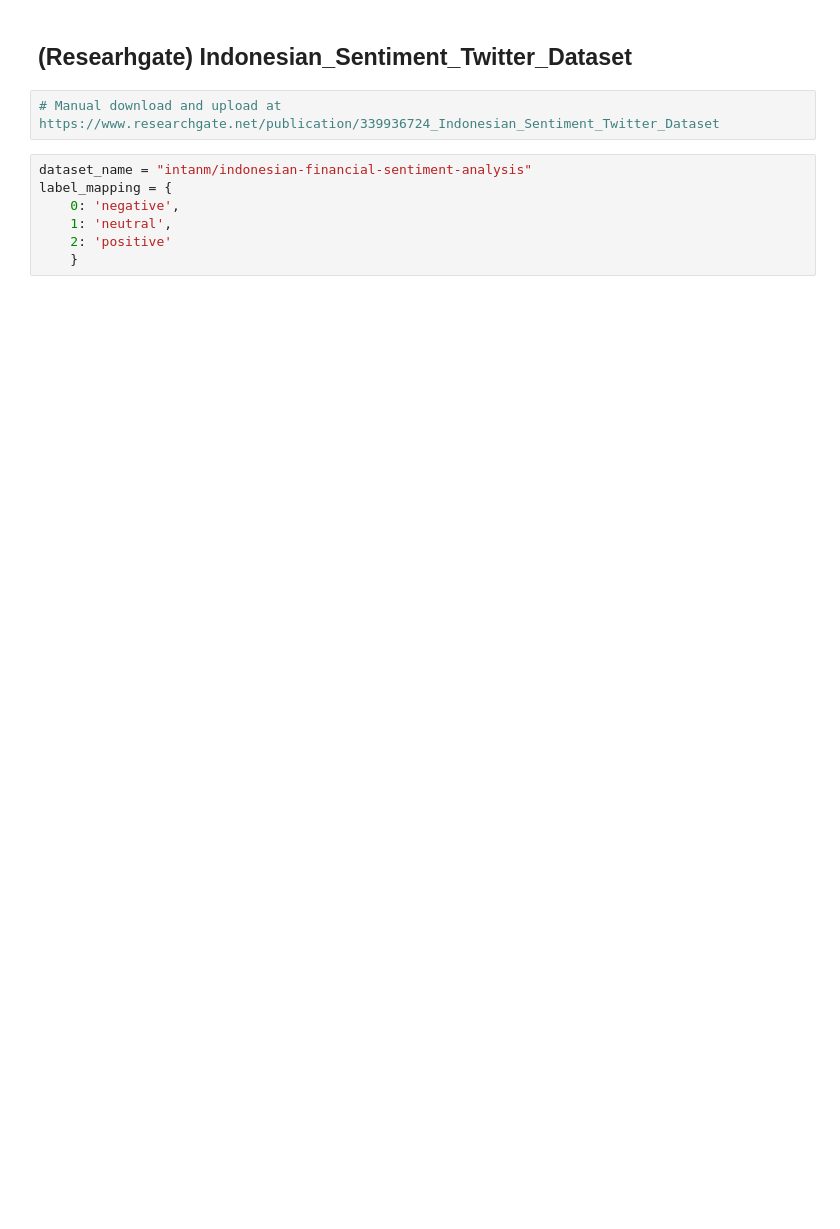
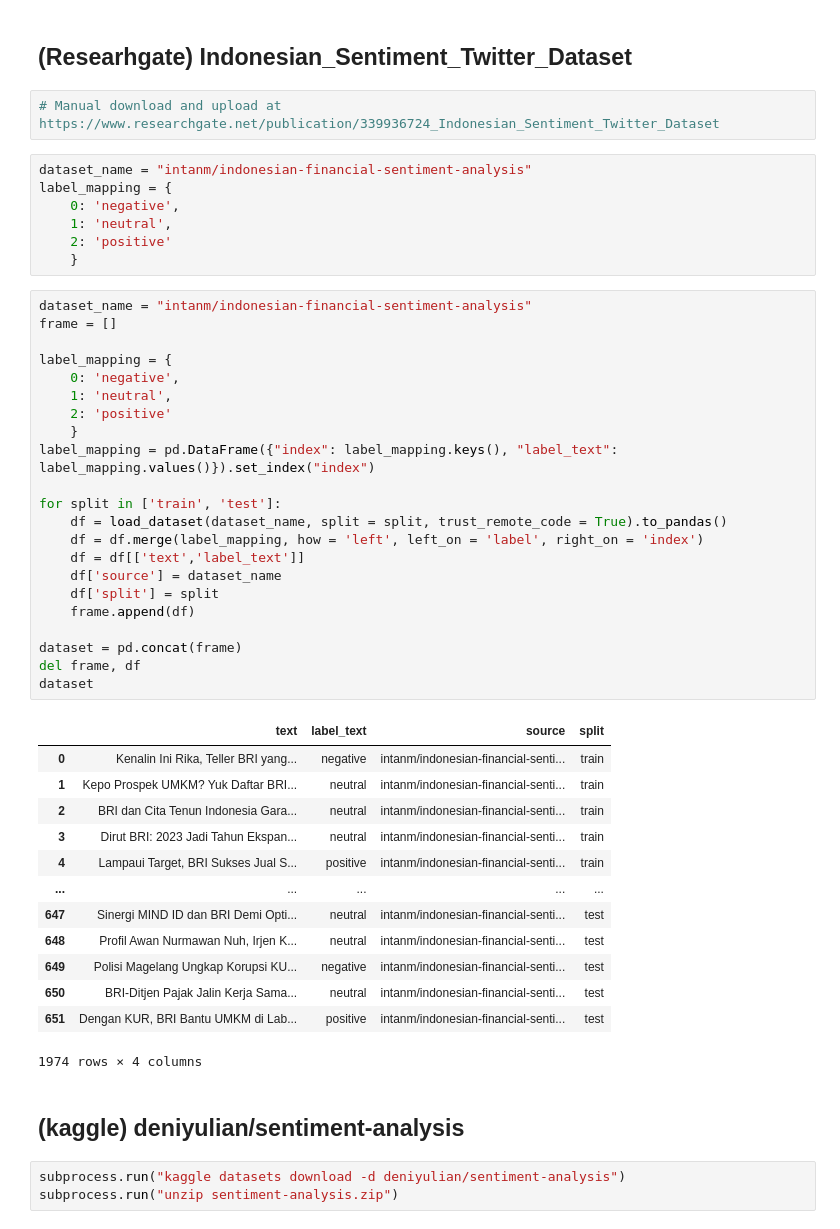
Before and after one commit to carant-ai/tpu-sentiment-trainer, a Jupyter notebook: preprocess.ipynb, the cells around one changed output. Drawn from its saved outputs; the diff is of its cells as text; blank space fills up the shorter version.

```diff
--- a/preprocess.ipynb
+++ b/preprocess.ipynb
@@ -161,3 +201,44 @@ label_mapping = {
     1: 'neutral',
     2: 'positive'
     }
+# %%
+dataset_name = "intanm/indonesian-financial-sentiment-analysis"
+frame = []
+
+label_mapping = {
+    0: 'negative',
+    1: 'neutral',
+    2: 'positive'
+    }
+label_mapping = pd.DataFrame({"index": label_mapping.keys(), "label_text": label_mapping.values()}).set_index("index")
+
+for split in ['train', 'test']:
+    df = load_dataset(dataset_name, split = split, trust_remote_code = True).to_pandas()
+    df = df.merge(label_mapping, how = 'left', left_on = 'label', right_on = 'index')
+    df = df[['text','label_text']]
+    df['source'] = dataset_name
+    df['split'] = split
+    frame.append(df)
+
+dataset = pd.concat(frame)
+del frame, df
+dataset
+# %% [output]
+|  | text | label_text | source | split |
+| 0 | Kenalin Ini Rika, Teller BRI yang... | negative | intanm/indonesian-financial-senti... | train |
+| 1 | Kepo Prospek UMKM? Yuk Daftar BRI... | neutral | intanm/indonesian-financial-senti... | train |
+| 2 | BRI dan Cita Tenun Indonesia Gara... | neutral | intanm/indonesian-financial-senti... | train |
+| 3 | Dirut BRI: 2023 Jadi Tahun Ekspan... | neutral | intanm/indonesian-financial-senti... | train |
+| 4 | Lampaui Target, BRI Sukses Jual S... | positive | intanm/indonesian-financial-senti... | train |
+| ... | ... | ... | ... | ... |
+| 647 | Sinergi MIND ID dan BRI Demi Opti... | neutral | intanm/indonesian-financial-senti... | test |
+| 648 | Profil Awan Nurmawan Nuh, Irjen K... | neutral | intanm/indonesian-financial-senti... | test |
+| 649 | Polisi Magelang Ungkap Korupsi KU... | negative | intanm/indonesian-financial-senti... | test |
+| 650 | BRI-Ditjen Pajak Jalin Kerja Sama... | neutral | intanm/indonesian-financial-senti... | test |
+| 651 | Dengan KUR, BRI Bantu UMKM di Lab... | positive | intanm/indonesian-financial-senti... | test |
+1974 rows × 4 columns
+# %% [markdown]
+## (kaggle) deniyulian/sentiment-analysis
+# %%
+subprocess.run("kaggle datasets download -d deniyulian/sentiment-analysis")
+subprocess.run("unzip sentiment-analysis.zip")
```
Also changed, not shown: parts of 36 cells of this notebook, 1 other file.
